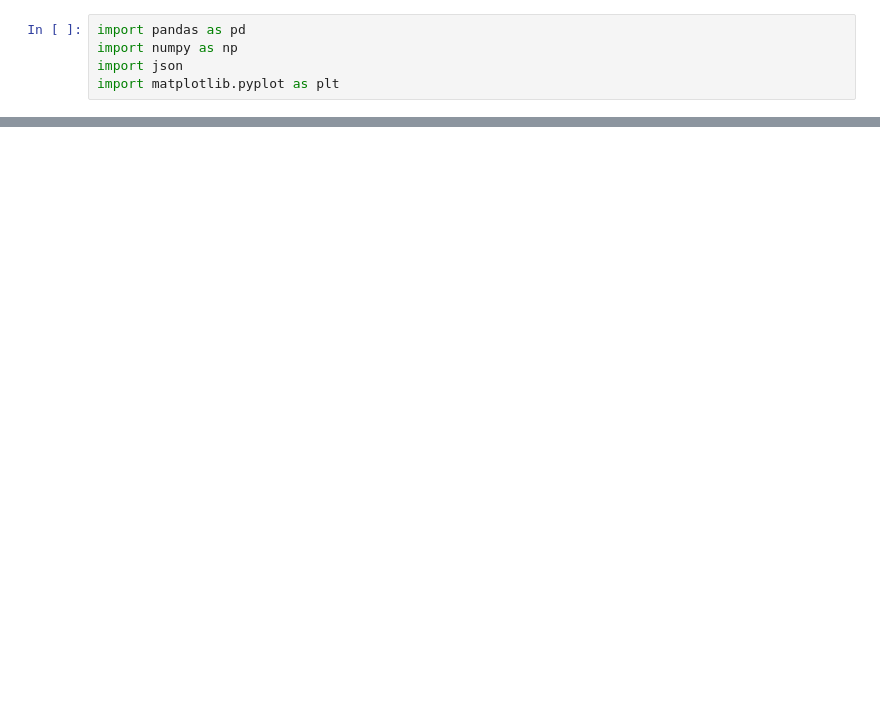
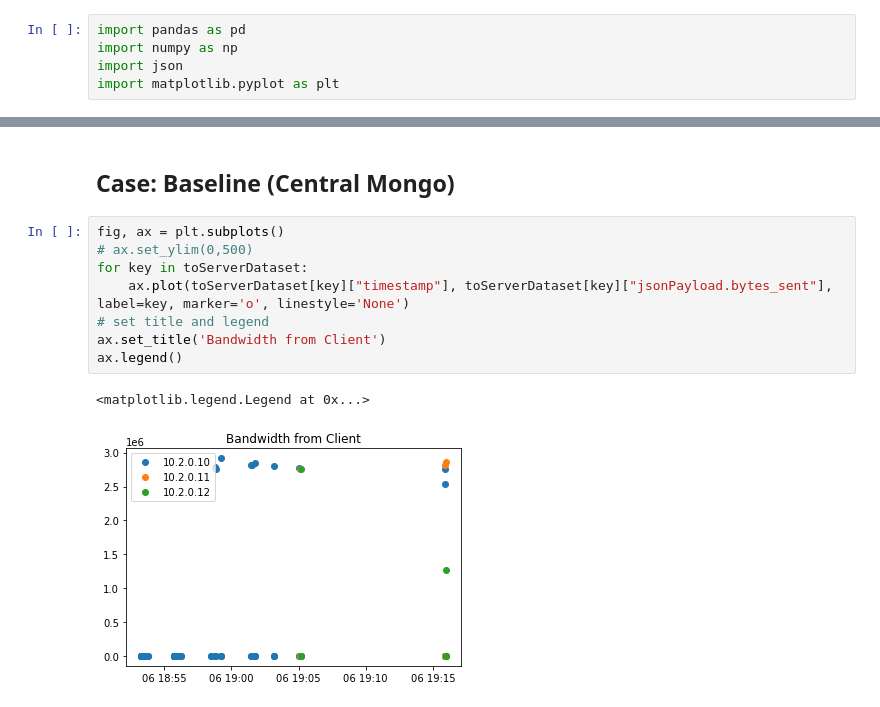
Before and after one commit to dos-group/syncmesh, a Jupyter notebook: evaluation/Main.ipynb, the cells around one changed output, grey strips where cells are left out. Saved outputs shown, nothing was run; the diff lists cells and outputs as text; blank space fills up the shorter version.

```diff
--- a/evaluation/Main.ipynb
+++ b/evaluation/Main.ipynb
@@ -58,0 +74,13 @@ Name: jsonPayload.bytes_sent, Length: 64, dtype: int64
+# %% [markdown]
+## Case: Baseline (Central Mongo)
+# %%
+fig, ax = plt.subplots()
+# ax.set_ylim(0,500)
+for key in toServerDataset:
+    ax.plot(toServerDataset[key]["timestamp"], toServerDataset[key]["jsonPayload.bytes_sent"], label=key, marker='o', linestyle='None')
+# set title and legend
+ax.set_title('Bandwidth from Client')
+ax.legend()
+# %% [output]
+<matplotlib.legend.Legend at 0x...>
+[figure, added]
```
Also changed, not shown: parts of 12 cells of this notebook, 1 other file.
